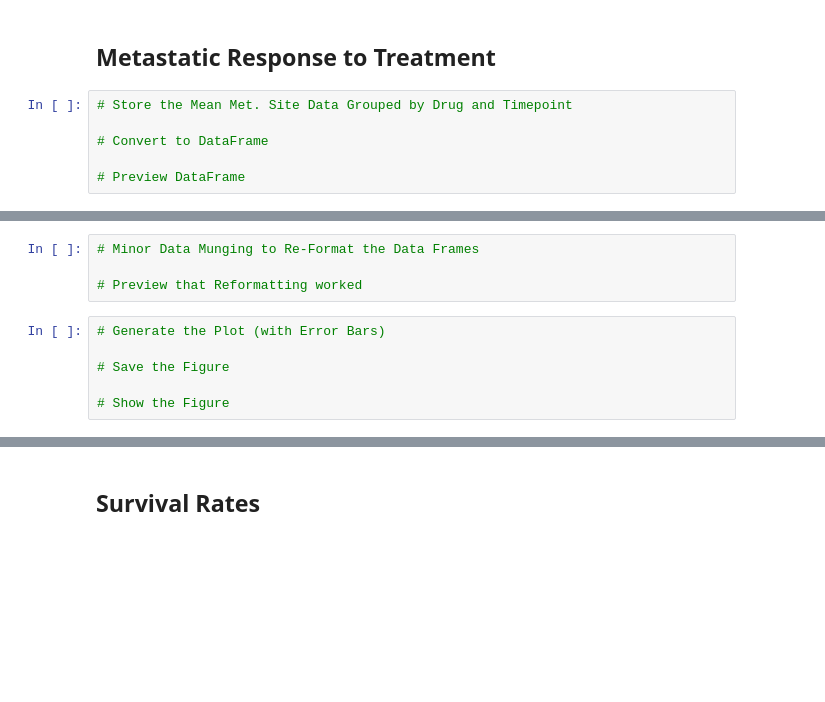
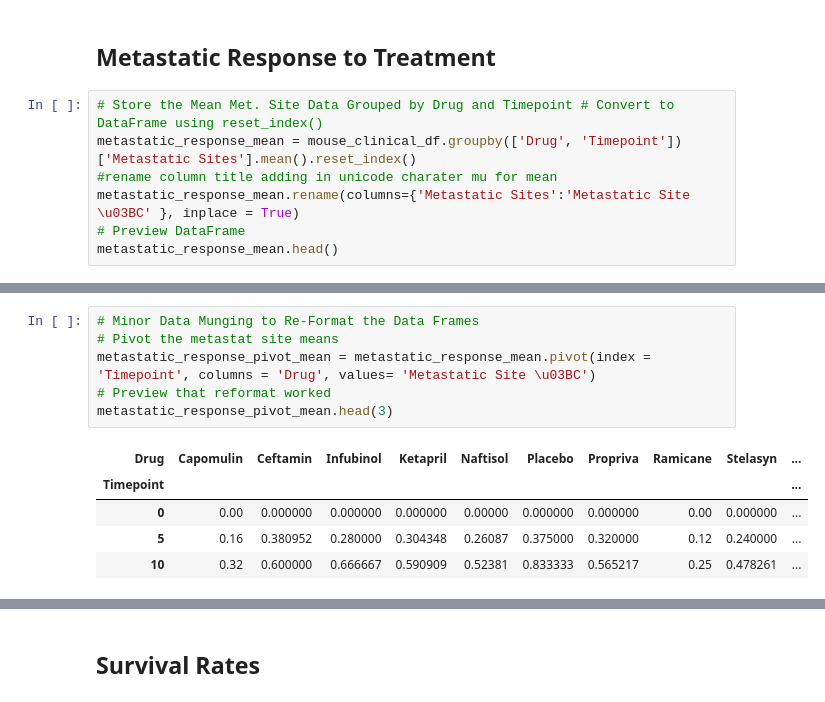
Before and after one commit to madengr00/Pymaceuticals, a Jupyter notebook: pymaceuticals_starter_MyCopy.ipynb, the cells around one changed output, grey strips where cells are left out. Saved outputs shown, nothing was run; the diff lists cells and outputs as text; blank space fills up the shorter version.

```diff
--- a/pymaceuticals_starter_MyCopy.ipynb
+++ b/pymaceuticals_starter_MyCopy.ipynb
@@ -111,8 +101,9 @@ plt.show()
 # %% [markdown]
 ## Metastatic Response to Treatment
 # %%
-# Store the Mean Met. Site Data Grouped by Drug and Timepoint
-
-# Convert to DataFrame
-
+# Store the Mean Met. Site Data Grouped by Drug and Timepoint # Convert to DataFrame using reset_index()
+metastatic_response_mean = mouse_clinical_df.groupby(['Drug', 'Timepoint'])['Metastatic Sites'].mean().reset_index()
+#rename column title adding in unicode charater mu for mean
+metastatic_response_mean.rename(columns={'Metastatic Sites':'Metastatic Site \u03BC' }, inplace = True)
 # Preview DataFrame
+metastatic_response_mean.head()
@@ -125,10 +131,12 @@ plt.show()
 # %%
 # Minor Data Munging to Re-Format the Data Frames
-
-# Preview that Reformatting worked
+# Pivot the metastat site means
+metastatic_response_pivot_mean = metastatic_response_mean.pivot(index = 'Timepoint', columns = 'Drug', values= 'Metastatic Site \u03BC')
+# Preview that reformat worked
+metastatic_response_pivot_mean.head(3)
+# %% [output]
+| Drug | Capomulin | Ceftamin | Infubinol | Ketapril | Naftisol | Placebo | Propriva | Ramicane | Stelasyn | ... |
+| Timepoint |  |  |  |  |  |  |  |  |  | ... |
+| 0 | 0.00 | 0.000000 | 0.000000 | 0.000000 | 0.00000 | 0.000000 | 0.000000 | 0.00 | 0.000000 | ... |
+| 5 | 0.16 | 0.380952 | 0.280000 | 0.304348 | 0.26087 | 0.375000 | 0.320000 | 0.12 | 0.240000 | ... |
+| 10 | 0.32 | 0.600000 | 0.666667 | 0.590909 | 0.52381 | 0.833333 | 0.565217 | 0.25 | 0.478261 | ... |
-# %%
-# Generate the Plot (with Error Bars)
-
-# Save the Figure
-
-# Show the Figure
```
Also changed, not shown: parts of 8 cells of this notebook, 2 other files.
